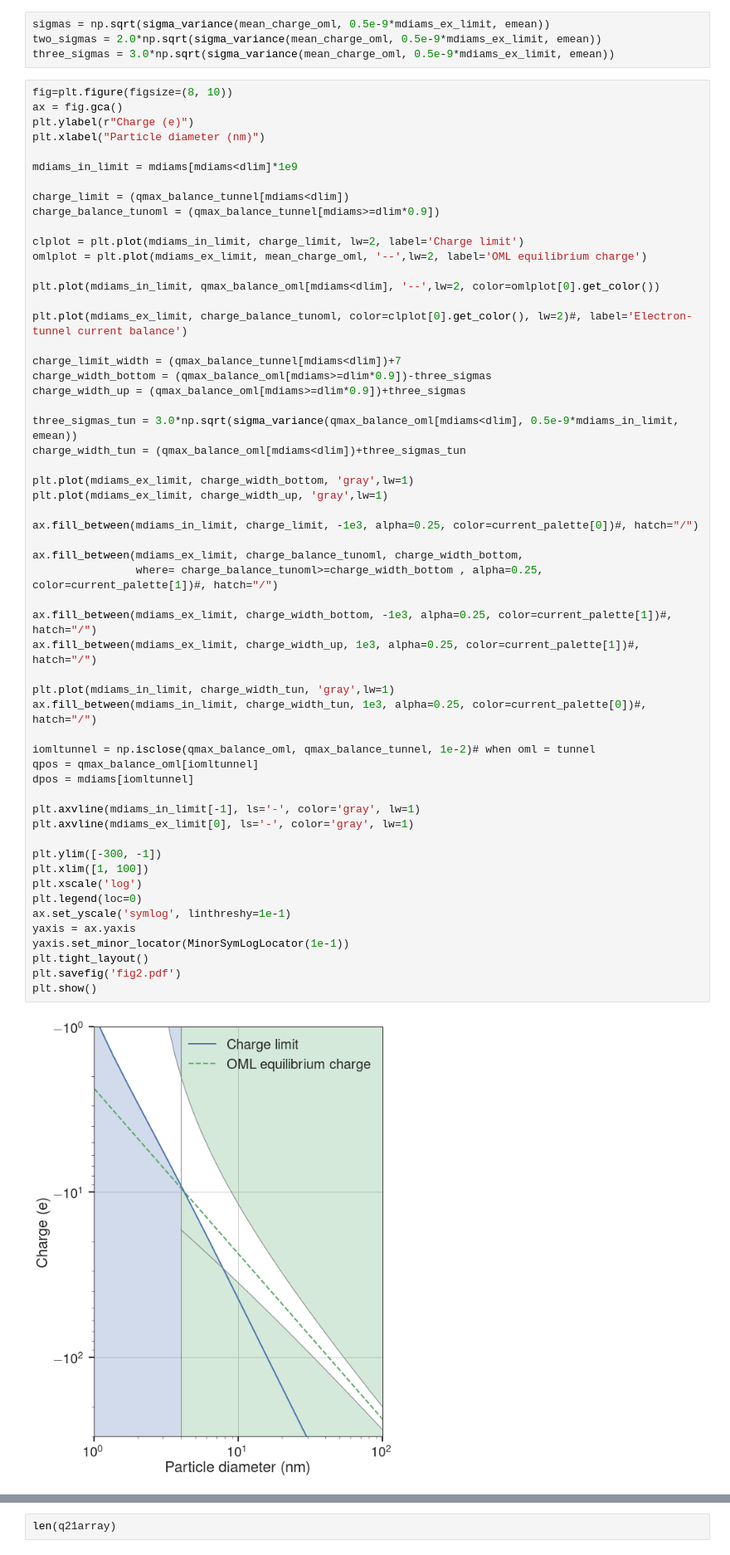
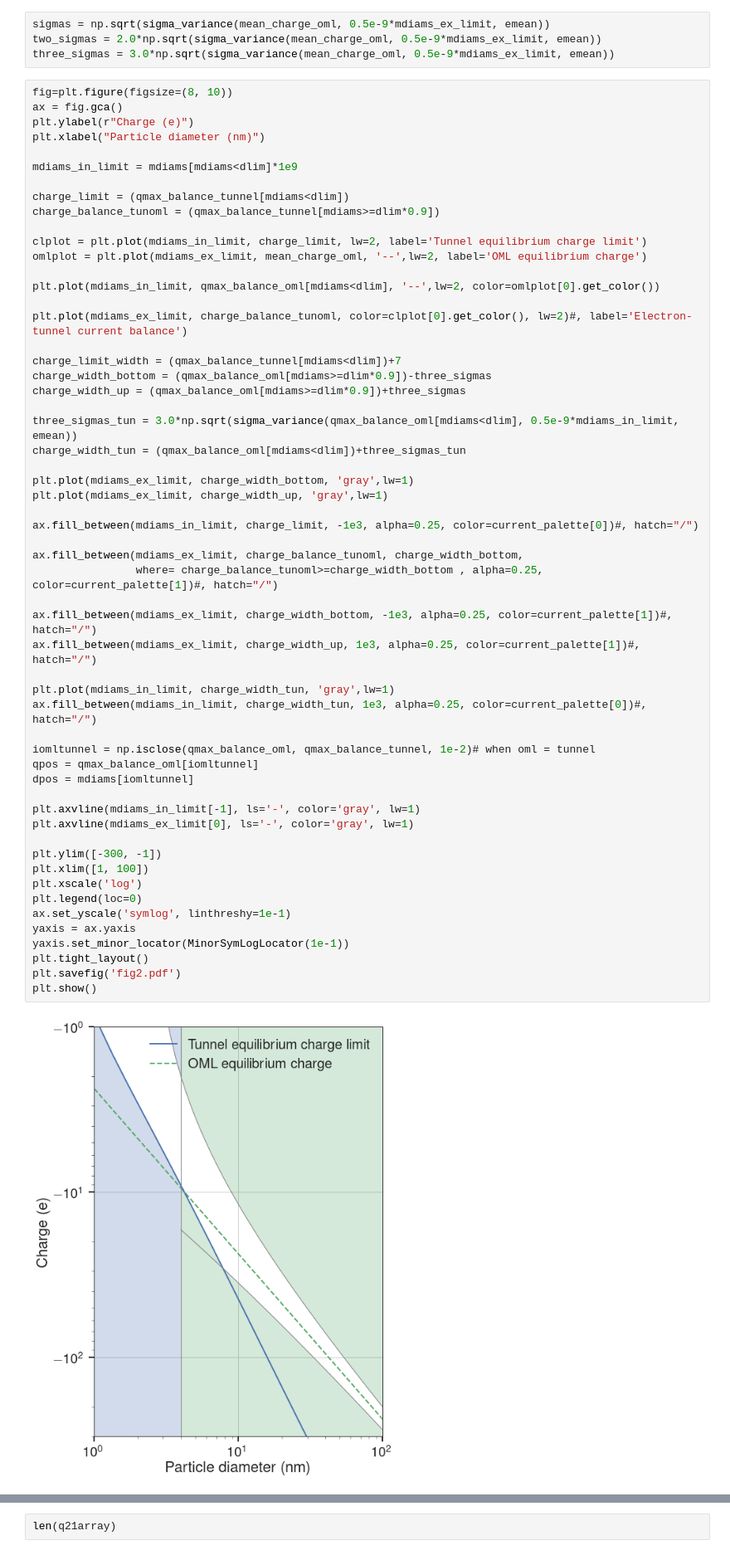
Before and after one commit to caos21/ndust, a Jupyter notebook: press/supplementary-material.ipynb, the cells around one changed output, grey strips where cells are left out. Shown at 83% size. Saved outputs shown, nothing was run; the diff lists cells and outputs as text.

```diff
--- a/press/supplementary-material.ipynb
+++ b/press/supplementary-material.ipynb
@@ -504,7 +672,7 @@ mdiams_in_limit = mdiams[mdiams<dlim]*1e9
 charge_limit = (qmax_balance_tunnel[mdiams<dlim])
 charge_balance_tunoml = (qmax_balance_tunnel[mdiams>=dlim*0.9])
 
-clplot = plt.plot(mdiams_in_limit, charge_limit, lw=2, label='Charge limit')
+clplot = plt.plot(mdiams_in_limit, charge_limit, lw=2, label='Tunnel equilibrium charge limit')
 omlplot = plt.plot(mdiams_ex_limit, mean_charge_oml, '--',lw=2, label='OML equilibrium charge')
 
 plt.plot(mdiams_in_limit, qmax_balance_oml[mdiams<dlim], '--',lw=2, color=omlplot[0].get_color())
@@ -523,31 +691,31 @@ plt.plot(mdiams_ex_limit, charge_width_up, 'gray',lw=1)
 
 ax.fill_between(mdiams_in_limit, charge_limit, -1e3, alpha=0.25, color=current_palette[0])#, hatch="/")
 
 ax.fill_between(mdiams_ex_limit, charge_balance_tunoml, charge_width_bottom,
                 where= charge_balance_tunoml>=charge_width_bottom , alpha=0.25, color=current_palette[1])#, hatch="/")
 
 ax.fill_between(mdiams_ex_limit, charge_width_bottom, -1e3, alpha=0.25, color=current_palette[1])#, hatch="/")
 ax.fill_between(mdiams_ex_limit, charge_width_up, 1e3, alpha=0.25, color=current_palette[1])#, hatch="/")
 
 plt.plot(mdiams_in_limit, charge_width_tun, 'gray',lw=1)
 ax.fill_between(mdiams_in_limit, charge_width_tun, 1e3, alpha=0.25, color=current_palette[0])#, hatch="/")
 
 iomltunnel = np.isclose(qmax_balance_oml, qmax_balance_tunnel, 1e-2)# when oml = tunnel
 qpos = qmax_balance_oml[iomltunnel]
 dpos = mdiams[iomltunnel]
 
 plt.axvline(mdiams_in_limit[-1], ls='-', color='gray', lw=1)
 plt.axvline(mdiams_ex_limit[0], ls='-', color='gray', lw=1)
 
 plt.ylim([-300, -1])
 plt.xlim([1, 100])
 plt.xscale('log')
 plt.legend(loc=0)
 ax.set_yscale('symlog', linthreshy=1e-1)
 yaxis = ax.yaxis
 yaxis.set_minor_locator(MinorSymLogLocator(1e-1))
 plt.tight_layout()
 plt.savefig('fig2.pdf')
 plt.show()
 # %% [output]
-[figure, old version]
+[figure, new version]
```
Also changed, not shown: parts of 37 cells of this notebook, 4 other files.
